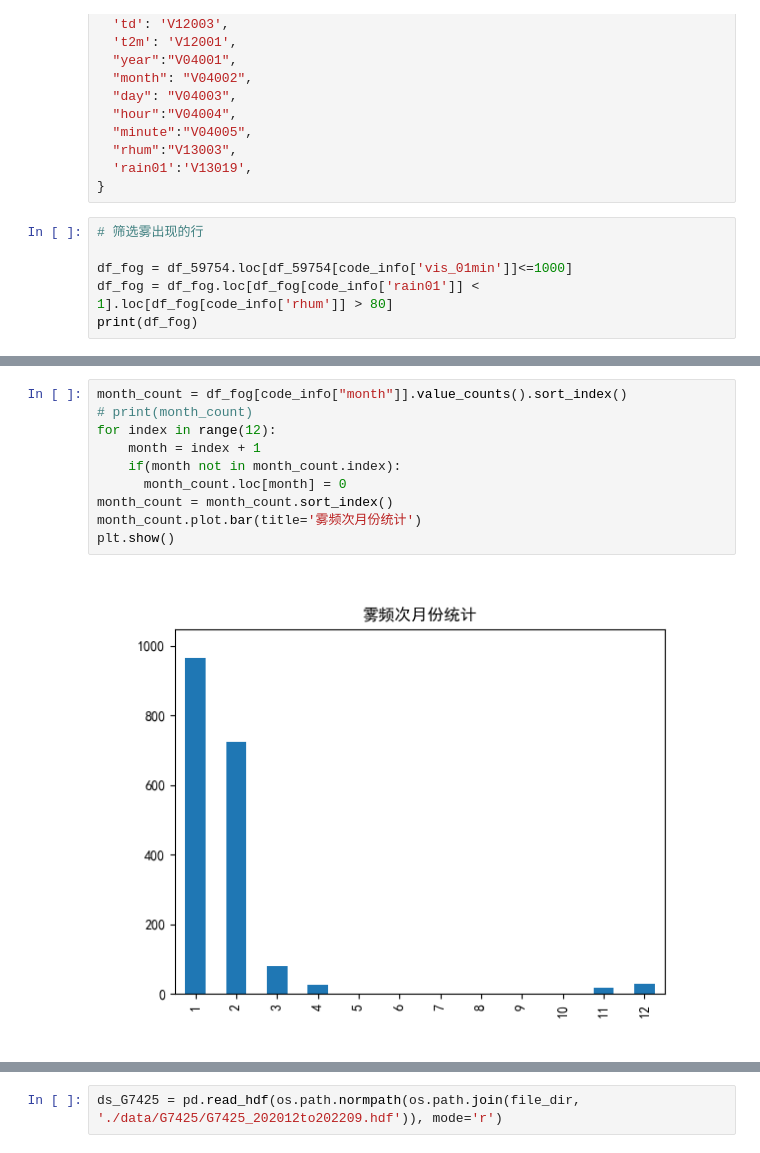
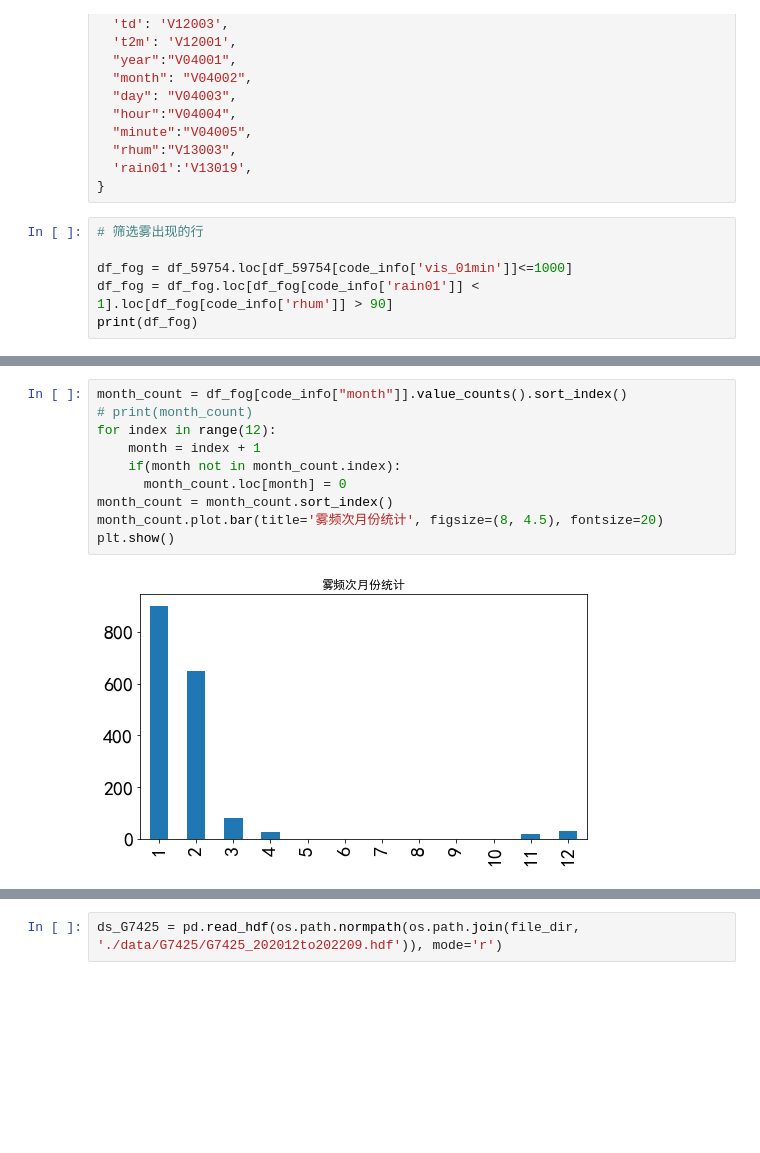
Before and after one commit to hanchyhill/python, a Jupyter notebook: seafog/src/statistics/fog_analysis_minute.ipynb, the cells around one changed output, grey strips where cells are left out. Saved outputs shown, nothing was run; the diff lists cells and outputs as text; blank space fills up the shorter version.

```diff
--- a/seafog/src/statistics/fog_analysis_minute.ipynb
+++ b/seafog/src/statistics/fog_analysis_minute.ipynb
@@ -80,7 +87,7 @@ code_info = {
 # 筛选雾出现的行
 
 df_fog = df_59754.loc[df_59754[code_info['vis_01min']]<=1000]
-df_fog = df_fog.loc[df_fog[code_info['rain01']] < 1].loc[df_fog[code_info['rhum']] > 80]
+df_fog = df_fog.loc[df_fog[code_info['rain01']] < 1].loc[df_fog[code_info['rhum']] > 90]
 print(df_fog)
 # %% [output]
                                  DDATETIME  V01301               D_RYMDHM  \
@@ -125,15 +134,15 @@ plt.show()
 # %%
 month_count = df_fog[code_info["month"]].value_counts().sort_index()
 # print(month_count)
 for index in range(12):
     month = index + 1
     if(month not in month_count.index):
       month_count.loc[month] = 0
 month_count = month_count.sort_index()
-month_count.plot.bar(title='雾频次月份统计')
+month_count.plot.bar(title='雾频次月份统计', figsize=(8, 4.5), fontsize=20)
 plt.show()
 # %% [output]
-[figure, old version]
+[figure, new version]
 # %%
 hour_count = df_fog[code_info["hour"]].value_counts().sort_index()
 # hour_count.plot.bar()
```
Also changed, not shown: parts of 25 cells of this notebook, 1 other file.
